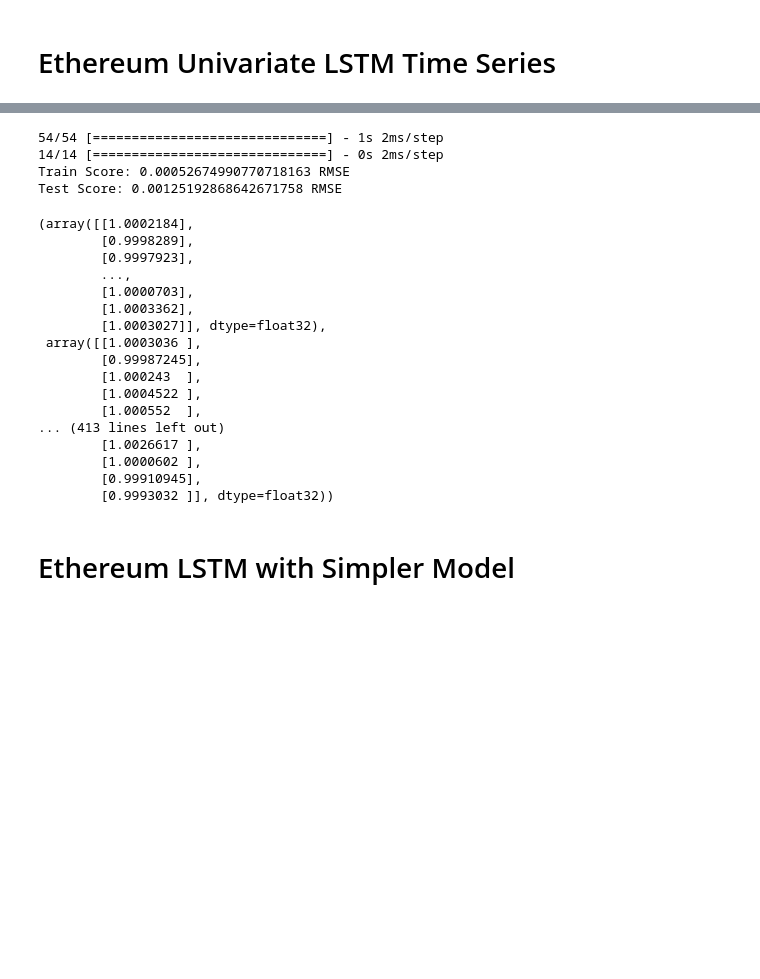
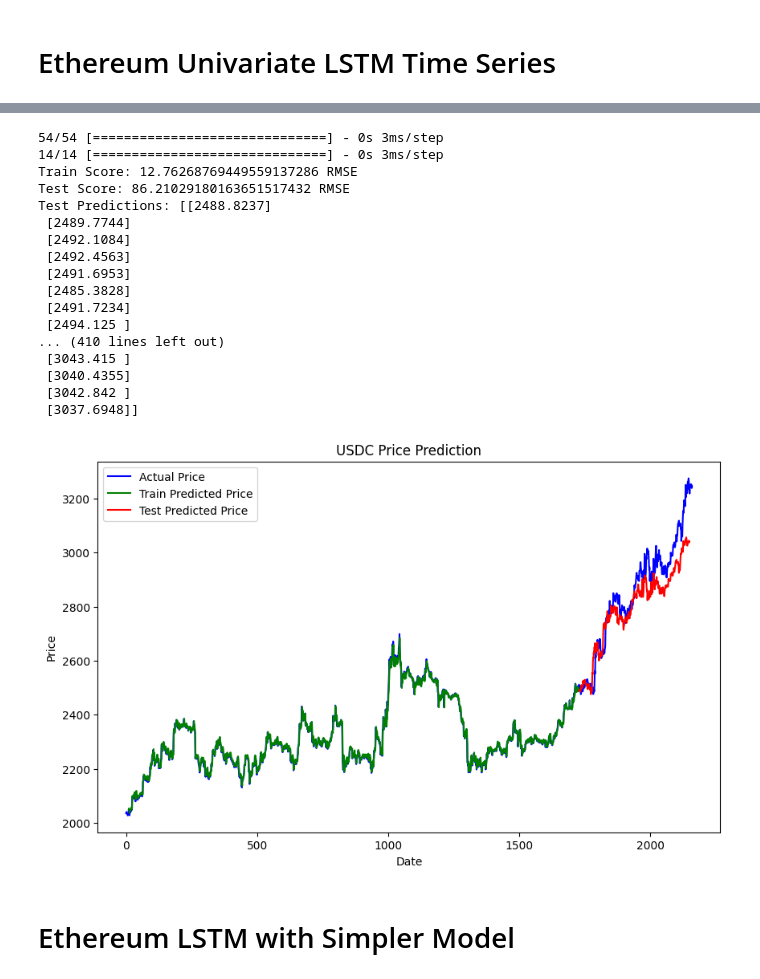
Before and after one commit to skodali4/FH03-Senior-Design-Project, a Jupyter notebook: time_series_modeling/univariate_lstms.ipynb, the cells around one changed output, grey strips where cells are left out. Cells and saved outputs as stored; diff of their text form; code cells hidden in the pictures; blank space fills up the shorter version.

```diff
--- a/time_series_modeling/univariate_lstms.ipynb
+++ b/time_series_modeling/univariate_lstms.ipynb
@@ -126,7 +90,3 @@ X_test, y_test = create_dataset(test_data, time_step)
 print(X_train.shape, y_train.shape, X_test.shape, y_test.shape)
 # %% [output]
 (1718, 10, 1) (1718,) (422, 10, 1) (422,)
-# %%
-train_size = X_train.shape[0]
-test_size = X_test.shape[0]
-print(train_size, test_size)
@@ -197,4 +156,21 @@ def predictions(model, X_train, y_train, X_test, y_test, prices):
     return train_predict, test_predict
+# %%
+def plot_time_series(train_predict, test_predict, prices, time_step=10):
+    train_predict_flattened = train_predict.flatten()
+    test_predict_flattened = test_predict.flatten()
+    train_size = len(train_predict)
+    test_size = len(test_predict)
+
+    plt.figure(figsize=(10, 6))
+    plt.plot(prices, color='blue', label='Actual Price')
+    plt.plot(range(time_step, train_size + time_step), train_predict_flattened, color='green', label='Train Predicted Price')
+    plt.plot(range(train_size + time_step, train_size + time_step + test_size), test_predict_flattened, color='red', label='Test Predicted Price')
+
+    plt.title('USDC Price Prediction')
+    plt.xlabel('Date')
+    plt.ylabel('Price')
+    plt.legend()
+    plt.show()
 # %%
 train_predict, test_predict = predictions(model, X_train, y_train, X_test, y_test, prices)
 # %% [output]
@@ -262,28 +235,30 @@ Epoch 100/100
 <keras.src.callbacks.History at 0x...>
 # %%
-predictions(lstm, X_train, y_train, X_test, y_test, prices)
+train_predict, test_predict = predictions(lstm, X_train, y_train, X_test, y_test, prices)
 # %% [output]
-54/54 [==============================] - 1s 2ms/step
-14/14 [==============================] - 0s 2ms/step
-Train Score: 0.00052674990770718163 RMSE
-Test Score: 0.00125192868642671758 RMSE
+54/54 [==============================] - 0s 3ms/step
+14/14 [==============================] - 0s 3ms/step
+Train Score: 12.76268769449559137286 RMSE
+Test Score: 86.21029180163651517432 RMSE
+Test Predictions: [[2488.8237]
+ [2489.7744]
+ [2492.1084]
+ [2492.4563]
+ [2491.6953]
+ [2485.3828]
+ [2491.7234]
+ [2494.125 ]
+... (410 lines left out)
+ [3043.415 ]
+ [3040.4355]
+ [3042.842 ]
+ [3037.6948]]
-(array([[1.0002184],
-        [0.9998289],
-        [0.9997923],
-        ...,
-        [1.0000703],
-        [1.0003362],
-        [1.0003027]], dtype=float32),
- array([[1.0003036 ],
-        [0.99987245],
-        [1.000243  ],
-        [1.0004522 ],
-        [1.000552  ],
-... (413 lines left out)
-        [1.0026617 ],
-        [1.0000602 ],
-        [0.99910945],
-        [0.9993032 ]], dtype=float32))
+# %%
+# plot
+
+plot_time_series(train_predict, test_predict, prices, time_step)
+# %% [output]
+[figure, added]
 # %% [markdown]
 # Ethereum LSTM with Simpler Model
 # %%
```
Also changed, not shown: parts of 24 cells of this notebook, 15 other files.
